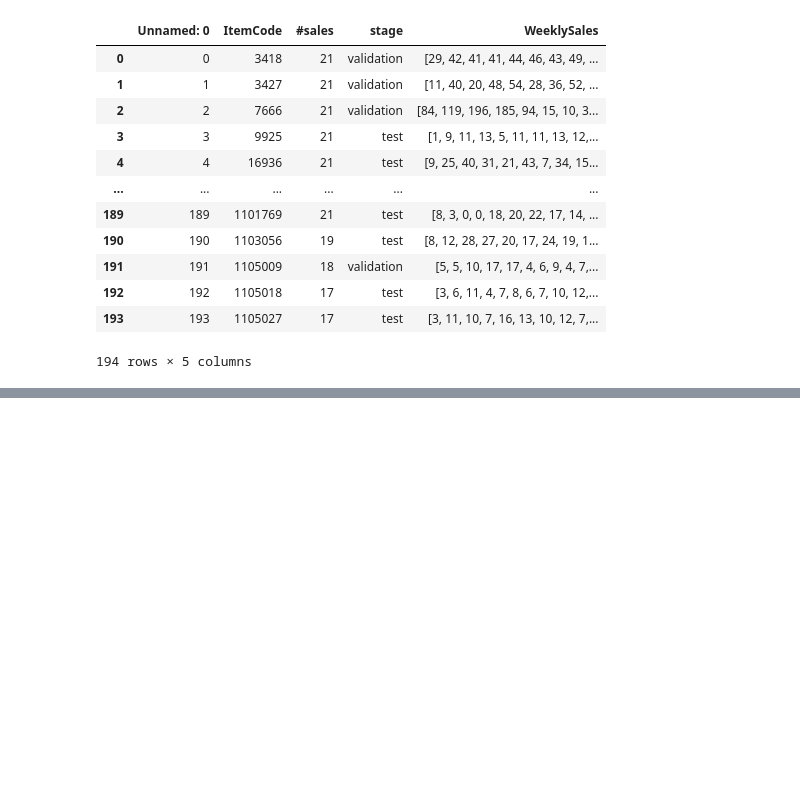
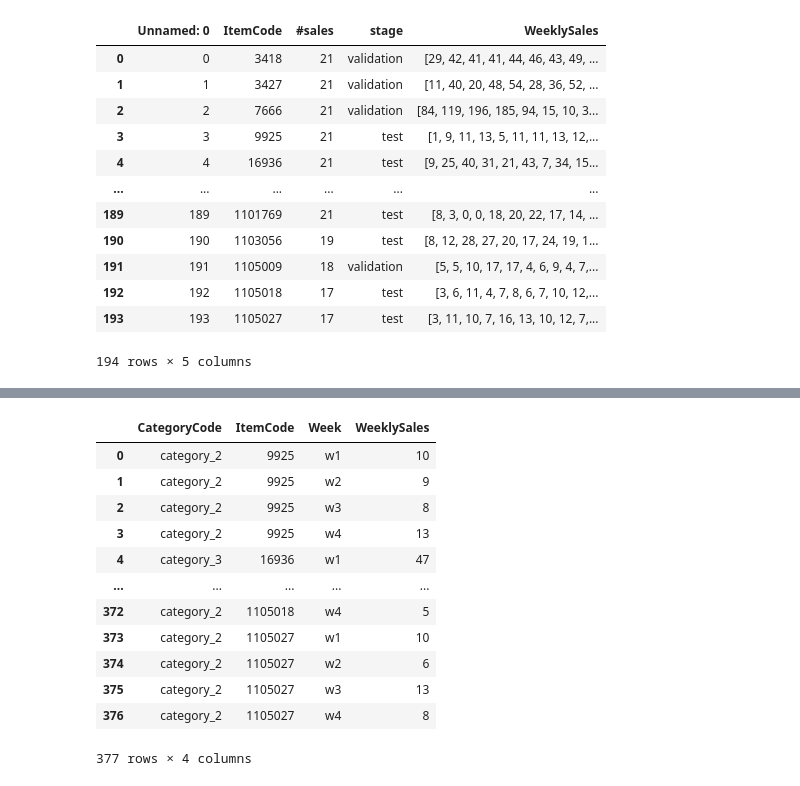
Before and after one commit to BoTZ-TND/DataStorm-2022, a Jupyter notebook: scr/models/arima_week.ipynb, the cells around one changed output, grey strips where cells are left out. Cells and saved outputs as stored; diff of their text form; code cells hidden in the pictures; blank space fills up the shorter version.

```diff
--- a/scr/models/arima_week.ipynb
+++ b/scr/models/arima_week.ipynb
@@ -101,0 +90,2 @@ day_series_filter_out(models_list)
+# %%
+out_df = day_series_filter_out(models_list)
@@ -101,0 +159,24 @@ day_series_filter_out(models_list)
+# %%
+def create_submission_arima(pred_df:pd.DataFrame,attach_df:pd.DataFrame):
+    pred_df = pred_df.sort_values(['ItemCode',"Week"])
+    true_df = attach_df.sort_values(['ItemCode',"Week"])
+
+    merged =pd.merge(true_df,pred_df,on=["ItemCode","Week"],how="inner")
+    merged= merged[["CategoryCode","ItemCode","Week","WeeklySales"]]
+    return merged
+# %%
+create_submission_arima(out_df,test_df)
+# %% [output]
+|  | CategoryCode | ItemCode | Week | WeeklySales |
+| 0 | category_2 | 9925 | w1 | 10 |
+| 1 | category_2 | 9925 | w2 | 9 |
+| 2 | category_2 | 9925 | w3 | 8 |
+| 3 | category_2 | 9925 | w4 | 13 |
+| 4 | category_3 | 16936 | w1 | 47 |
+| ... | ... | ... | ... | ... |
+| 372 | category_2 | 1105018 | w4 | 5 |
+| 373 | category_2 | 1105027 | w1 | 10 |
+| 374 | category_2 | 1105027 | w2 | 6 |
+| 375 | category_2 | 1105027 | w3 | 13 |
+| 376 | category_2 | 1105027 | w4 | 8 |
+377 rows × 4 columns
```
Also changed, not shown: parts of 12 cells of this notebook, 3 other files.
